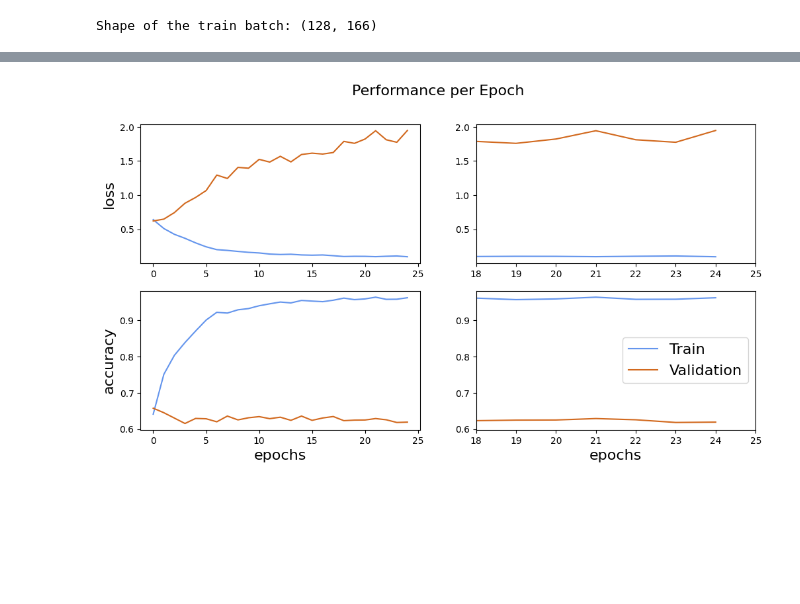
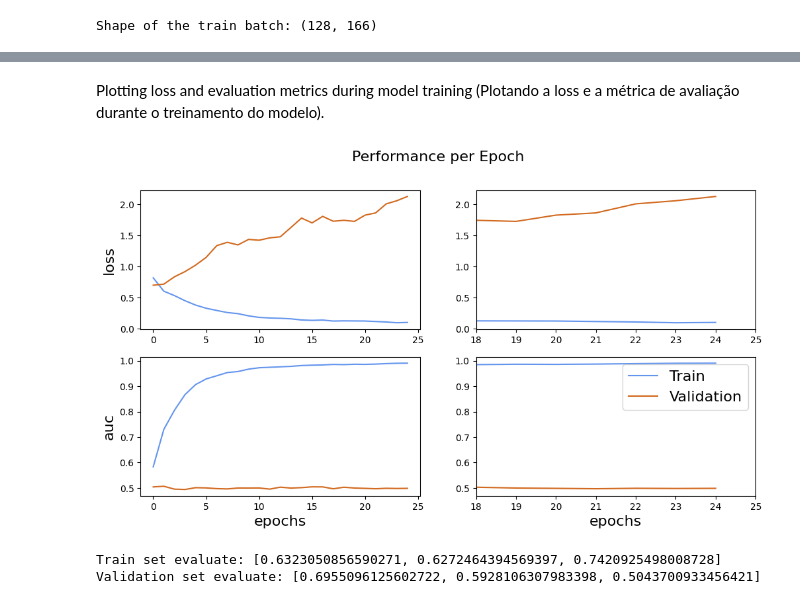
Before and after one commit to guidasneves/marvel_sentiment_analysis, a Jupyter notebook: notebooks/04_RNN_model_train.ipynb, the cells around one changed output, grey strips where cells are left out. Drawn from its saved outputs; the diff is of its cells as text; code cells hidden in the pictures; blank space fills up the shorter version.

```diff
--- a/notebooks/04_RNN_model_train.ipynb
+++ b/notebooks/04_RNN_model_train.ipynb
@@ -195,36 +220,8 @@ def create_and_compile_model(input_shape, vocab_size, embedding_dim=1000, dropou
     )
 
     return model
-# %%
-def plot_history(history, metric_name):
-    """
-
-    """
-    loss = history.history['loss']
-    val_loss = history.history['val_loss']
-    metric = history.history[metric_name]
-    val_metric = history.history[f'val_{metric_name}']
-    epochs = range(len(loss))
-    utils = [loss, 'loss'], [metric, metric_name]
-    val_utils = [val_loss], [val_metric]
-
-    fig, ax = plt.subplots(2, 2, figsize=(12, 6))
-    for i in range(2):
-        fig.suptitle('Performance per Epoch', fontsize=16)
-        ax[i, 0].plot(epochs, utils[i][0], label='Train', color='cornflowerblue')
-        ax[i, 0].plot(epochs, val_utils[i][0], label='Validation', color='chocolate')
-        ax[i, 0].set_ylabel(utils[i][1], fontsize=16)
-
-        ax[i, 1].plot(epochs, utils[i][0], label='Train', color='cornflowerblue')
-        ax[i, 1].plot(epochs, val_utils[i][0], label='Validation', color='chocolate')
-        ax[i, 1].set_xlim(int((len(utils[i][0]) * .75)), len(utils[i][0]))
-        if i == 1:
-            ax[i, 0].set_xlabel('epochs', fontsize=16)
-            ax[i, 1].set_xlabel('epochs', fontsize=16)
-    plt.legend(loc='best', fontsize=16)
-    plt.show()
 # %%
-EMBEDDING_DIM = 500
+EMBEDDING_DIM = 100
 DROPOUT_RATE = .5
 
 model = create_and_compile_model(
@@ -288,7 +303,15 @@ Epoch 25/25
+# %% [markdown]
+Plotting loss and evaluation metrics during model training (Plotando a loss e a métrica de avaliação durante o treinamento do modelo).
 # %%
-plot_history(history, 'accuracy')
+plot_history(history, 'auc', name='model_history')
 # %% [output]
-[figure, old version]
+[figure, new version]
+# %%
+print(f'Train set evaluate: {model.evaluate(train_set, verbose=0)}')
+print(f'Validation set evaluate: {model.evaluate(valid_set, verbose=0)}')
+# %% [output]
+Train set evaluate: [0.6323050856590271, 0.6272464394569397, 0.7420925498008728]
+Validation set evaluate: [0.6955096125602722, 0.5928106307983398, 0.5043700933456421]
 # %%
 print(f'Test set evaluate: {model.evaluate(test_set, verbose=0)[1]:.4f}')
 # %% [output]
```
Also changed, not shown: parts of 13 cells of this notebook, 3 other files.
